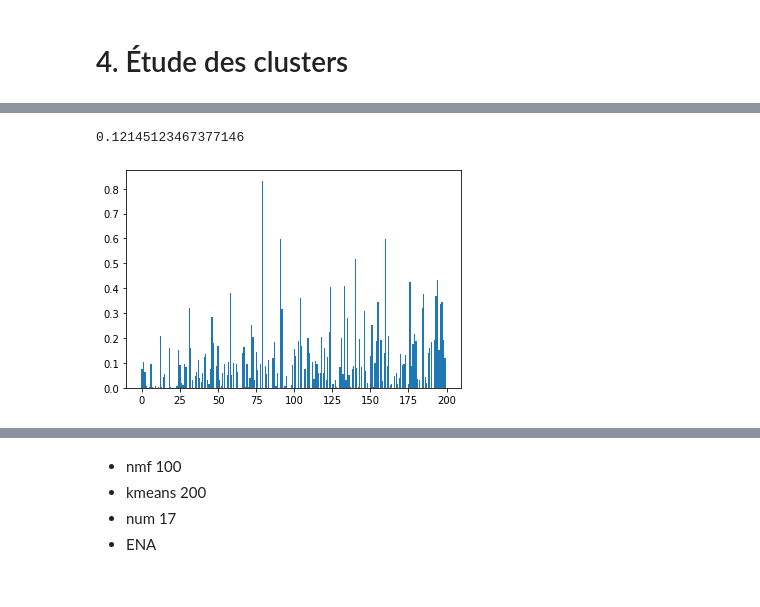
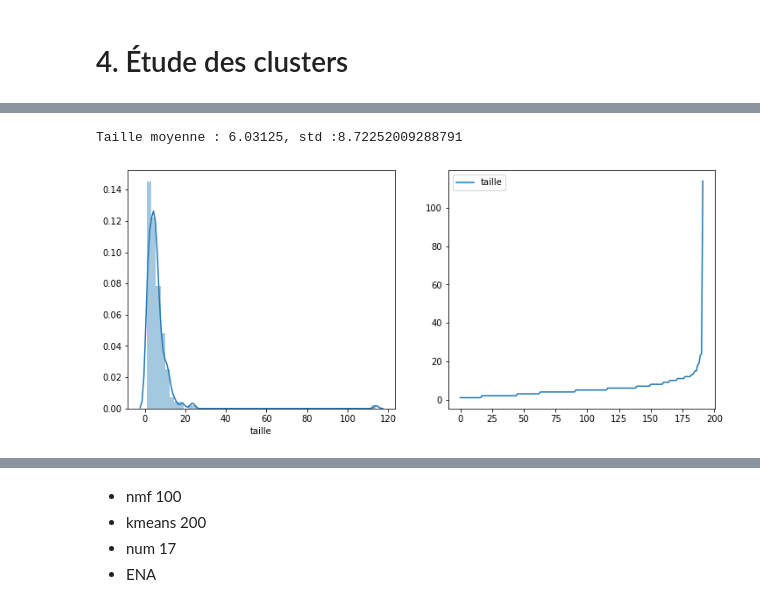
Before and after one commit to AchilleBaucher/confiance_diffusion, a Jupyter notebook: jupyter/organized_clustering.ipynb, the cells around one changed output, grey strips where cells are left out. Saved outputs shown, nothing was run; the diff lists cells and outputs as text; code cells hidden in the pictures.

```diff
--- a/jupyter/organized_clustering.ipynb
+++ b/jupyter/organized_clustering.ipynb
@@ -363,3 +345,8 @@ for i,c in enumerate(clusters) :
         dc[c].append(i)
     else:
         dc[c] = [i]
+
+# Puis le dataframe des tailles et inerties
+cc = Counter(clusters)
+dfclusters = pd.DataFrame(cc.values(),cc.keys(),columns = ['taille'])
+dfclusters['inertie'] = [pdist(doc_vectors[dc[ic]],'cosine').mean() if len(dc[ic])>1 else 0 for ic in dc ]
@@ -373,8 +353,9 @@ plt.bar(cc.keys(),cc.values())
-# %%
-# Obtenir l'inertie des groupes
-inerties = {ic:pdist(doc_vectors[dc[ic]],'cosine').mean() for ic in dc if len(dc[ic])>1}
-plt.bar(inerties.keys(),inerties.values())
-np.array(list(inerties.values())).mean()
-# %% [output]
-0.12145123467377146
-[figure, removed]
+# %%
+# Afficher la taille des groupes
+fig, axes = plt.subplots(1,2,figsize = (12,5))
+sns.distplot(dfclusters.taille,ax = axes[0])
+dfclusters[dfclusters.taille > 0].sort_values(by='taille').reset_index().plot(y='taille',ax= axes[1])
+print('Taille moyenne : {}, std :{}'.format(np.mean(list(cc.values())), np.std(list(cc.values()))))
+# %% [output]
+Taille moyenne : 6.03125, std :8.72252009288791
+[figure, added]
```
Also changed, not shown: parts of 20 cells of this notebook, 1 other file.
